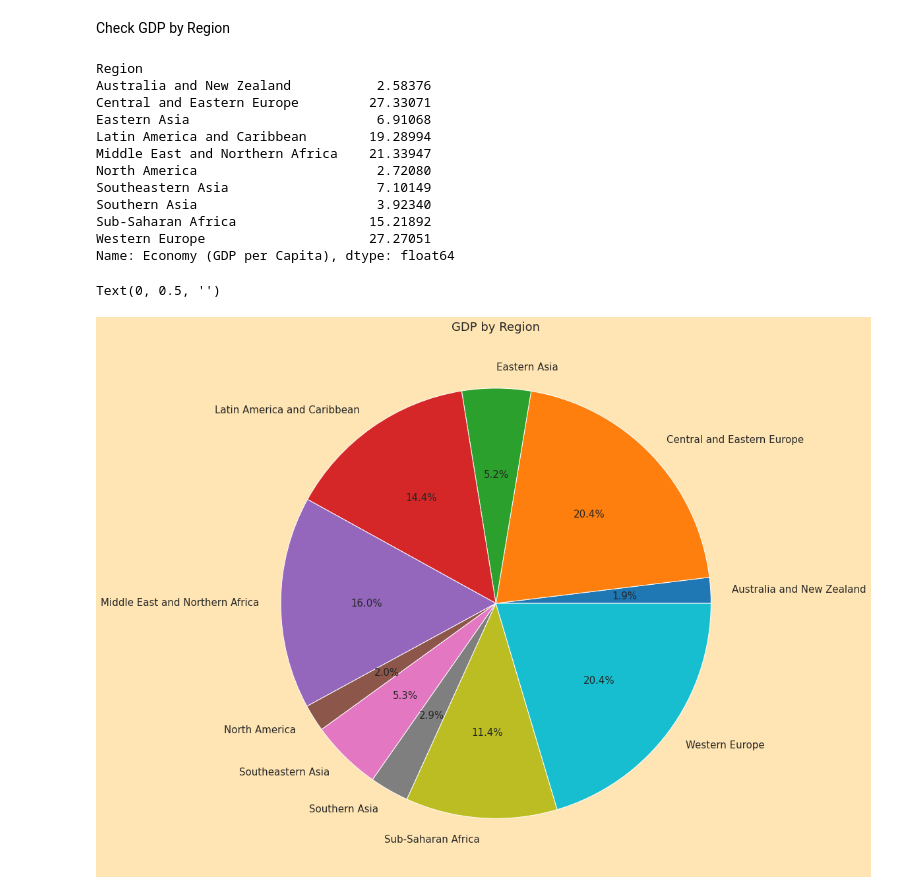
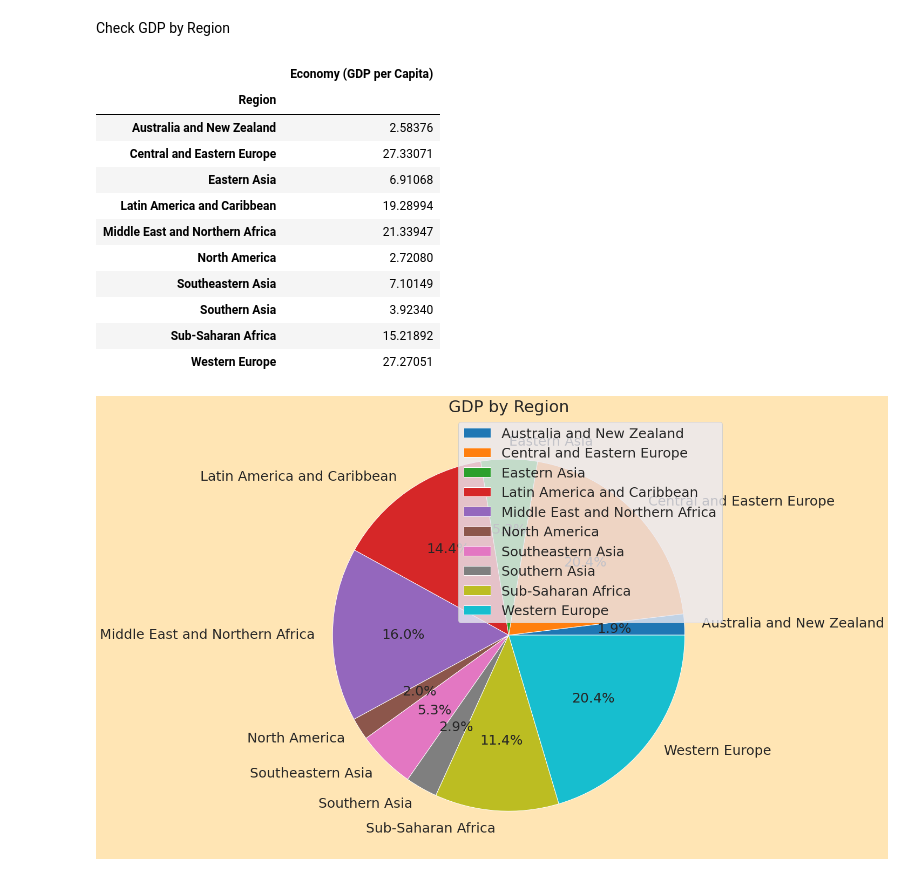
Before and after one commit to AndreaOgoke/AndreaOgoke, a Jupyter notebook: Copy_of_Project.ipynb, the cells around one changed output. Drawn from its saved outputs; the diff is of its cells as text; code cells hidden in the pictures.

```diff
--- a/Copy_of_Project.ipynb
+++ b/Copy_of_Project.ipynb
@@ -5,10 +24,13 @@ import pandas as pd
 import numpy as np
 import seaborn as sns
 import matplotlib.pyplot as plt
+from scipy.stats import linregress
+from scipy.stats.morestats import Mean
+%matplotlib inline
 
-happiness_data = pd.read_csv("/content/Happiness Data 2015 (Kaggle).csv")
+happiness_data = pd.read_excel("/Happiness Data 2015 (Kaggle).xlsx")
 def happiness_score():
-  happiness_data = pd.read_csv("/content/Happiness Data 2015 (Kaggle).csv")
+  happiness_data = pd.read_excel("/Happiness Data 2015 (Kaggle).xlsx")
   display(happiness_data)
 
 happiness_score()
@@ -77,25 +95,27 @@ Text(0, 0.5, 'GDP per Capita')
 # %% [markdown]
 Check GDP by Region
 # %%
-gdp_region = happiness_data.groupby('Region')['Economy (GDP per Capita)'].sum()
+
+gdp_region = happiness_data.groupby('Region')[['Economy (GDP per Capita)']].sum()
 gdp_region
 # %% [output]
-Region
-Australia and New Zealand           2.58376
-Central and Eastern Europe         27.33071
-Eastern Asia                        6.91068
-Latin America and Caribbean        19.28994
-Middle East and Northern Africa    21.33947
-North America                       2.72080
-Southeastern Asia                   7.10149
-Southern Asia                       3.92340
-Sub-Saharan Africa                 15.21892
-Western Europe                     27.27051
-Name: Economy (GDP per Capita), dtype: float64
+|  | Economy (GDP per Capita) |
+| Region |  |
+| Australia and New Zealand | 2.58376 |
+| Central and Eastern Europe | 27.33071 |
+| Eastern Asia | 6.91068 |
+| Latin America and Caribbean | 19.28994 |
+| Middle East and Northern Africa | 21.33947 |
+| North America | 2.72080 |
+| Southeastern Asia | 7.10149 |
+| Southern Asia | 3.92340 |
+| Sub-Saharan Africa | 15.21892 |
+| Western Europe | 27.27051 |
 # %%
-gdp_region.plot.pie(autopct='%1.1f%%')
-plt.title('GDP by Region')
-plt.ylabel('')
+def gdp_pie():
+  gdp_region.plot.pie(y=0,autopct ='%1.1f%%',figsize=(20,15))
+  plt.title('GDP by Region')
+  plt.ylabel('')
+gdp_pie()
 # %% [output]
-Text(0, 0.5, '')
-[figure, old version]
+[figure, new version]
```
Also changed, not shown: parts of 10 cells of this notebook.
